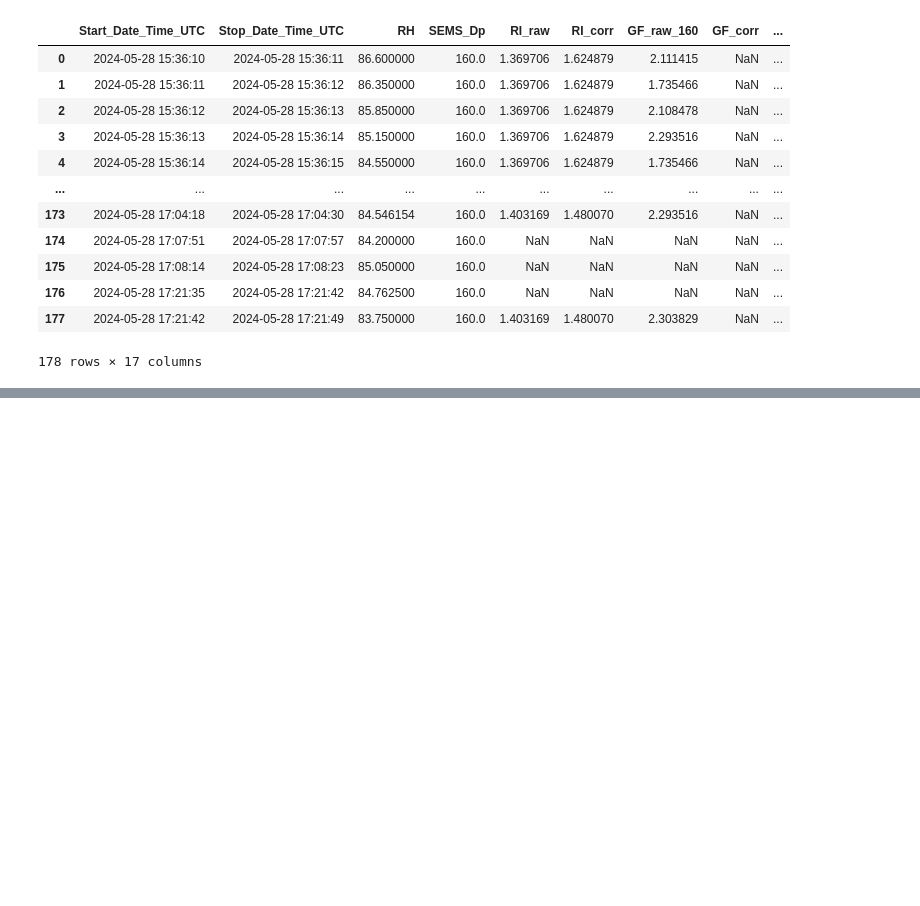
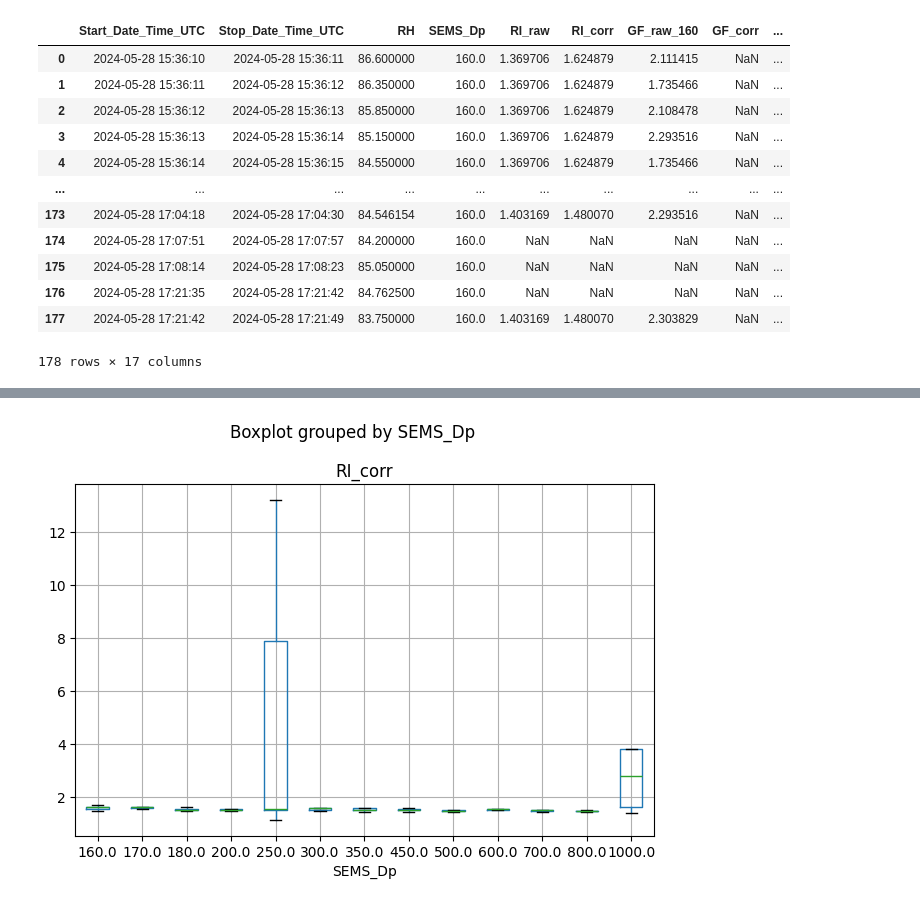
Before and after one commit to csoloff/ARCSIX_DASH, a Jupyter notebook: scripts/correlation_plots.ipynb, the cells around one changed output, grey strips where cells are left out. Drawn from its saved outputs; the diff is of its cells as text; code cells hidden in the pictures; blank space fills up the shorter version.

Commit message:
made some histograms and starting developing daily plots

```diff
--- a/scripts/correlation_plots.ipynb
+++ b/scripts/correlation_plots.ipynb
@@ -224,0 +220,6 @@ for i in range(0, len(r_dps)):
+# %%
+r.boxplot(column=['RI_corr'], by='SEMS_Dp', showfliers = False)
+plt.tight_layout()
+plt.savefig('../figures/boxplot.png', dpi=300)
+# %% [output]
+[figure, added]
```
Also changed, not shown: parts of 7 cells of this notebook.
